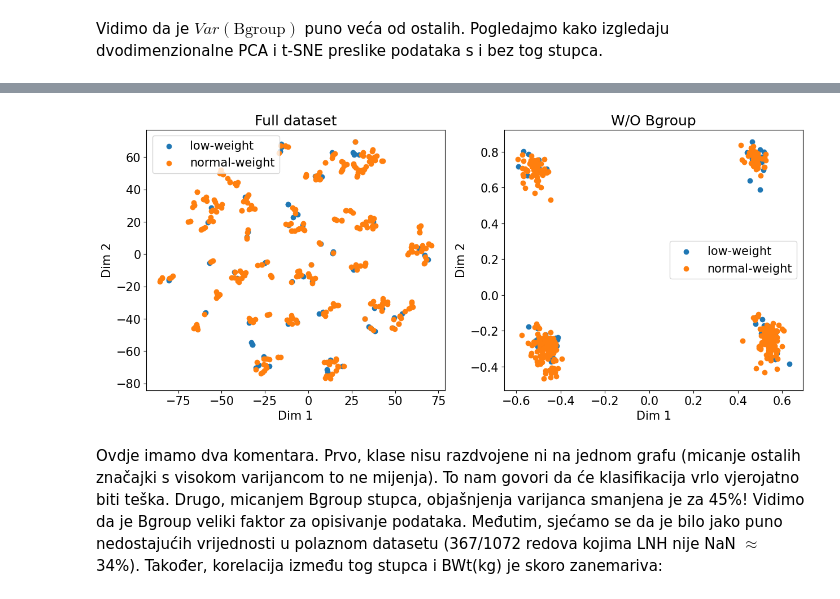
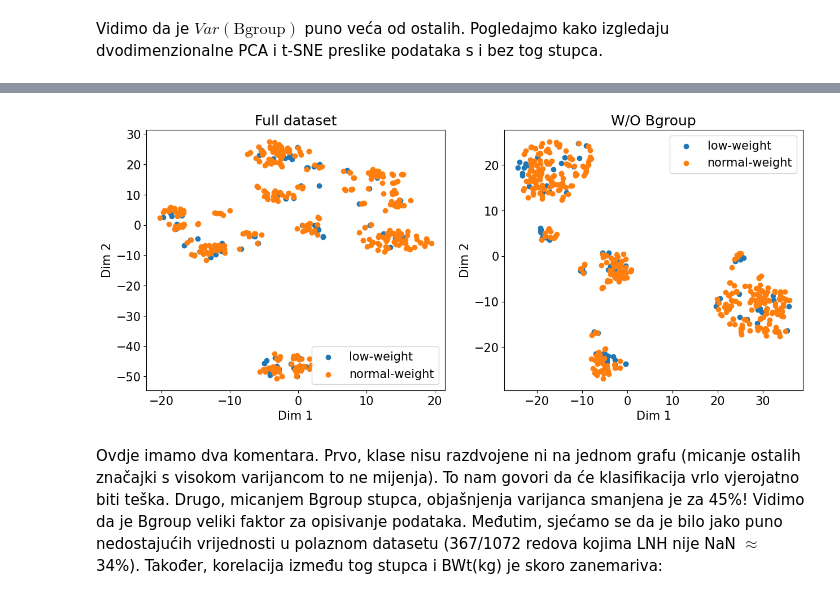
Before and after one commit to afstama/UZOP_projekt, a Jupyter notebook: final.ipynb, the cells around one changed output, grey strips where cells are left out. Drawn from its saved outputs; the diff is of its cells as text; code cells hidden in the pictures.

```diff
--- a/final.ipynb
+++ b/final.ipynb
@@ -230,26 +230,26 @@ plt.show()
 # %%
-tsne = TSNE(n_components=2, perplexity=3)
+tsne = TSNE(n_components=2, perplexity=30, n_iter=1000)
 fig,ax=plt.subplots(1,2,figsize=(15,6))
 
 X_tsne1=tsne.fit_transform(X)
 ax[0].scatter(X_tsne1[np.where(y==0)[0], 0], X_tsne1[np.where(y==0)[0], 1], label="low-weight")
 ax[0].scatter(X_tsne1[np.where(y==1)[0], 0], X_tsne1[np.where(y==1)[0], 1], label="normal-weight")
 ax[0].set_title("Full dataset")
 ax[0].set_xlabel("Dim 1")
 ax[0].set_ylabel("Dim 2")
 ax[0].legend()
 
 X_tsne2=tsne.fit_transform(np.delete(X,3,axis=1))
-ax[1].scatter(X_pca2[np.where(y==0)[0], 0], X_pca2[np.where(y==0)[0], 1], label="low-weight")
-ax[1].scatter(X_pca2[np.where(y==1)[0], 0], X_pca2[np.where(y==1)[0], 1], label="normal-weight")
+ax[1].scatter(X_tsne2[np.where(y==0)[0], 0], X_tsne2[np.where(y==0)[0], 1], label="low-weight")
+ax[1].scatter(X_tsne2[np.where(y==1)[0], 0], X_tsne2[np.where(y==1)[0], 1], label="normal-weight")
 ax[1].set_title("W/O Bgroup")
 ax[1].set_xlabel("Dim 1")
 ax[1].set_ylabel("Dim 2")
 ax[1].legend()
 
 plt.show()
 # %% [output]
-[figure, old version]
+[figure, new version]
 # %% [markdown]
 Ovdje imamo dva komentara. Prvo, klase nisu razdvojene ni na jednom grafu (micanje ostalih značajki s visokom varijancom to ne mijenja). To nam govori da će klasifikacija vrlo vjerojatno biti teška. Drugo, micanjem Bgroup stupca, objašnjenja varijanca smanjena je za 45%! Vidimo da je Bgroup veliki faktor za opisivanje podataka. Međutim, sjećamo se da je bilo jako puno nedostajućih vrijednosti u polaznom datasetu (367/1072 redova kojima LNH nije NaN $\approx$ 34%). Također, korelacija između tog stupca i BWt(kg) je skoro zanemariva:
 # %%
```
Also changed, not shown: parts of 1 cell of this notebook.
